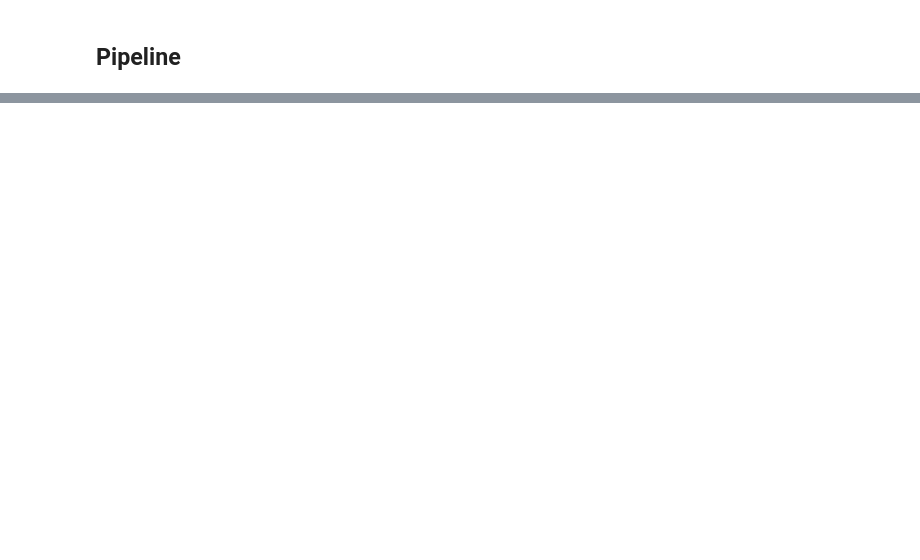
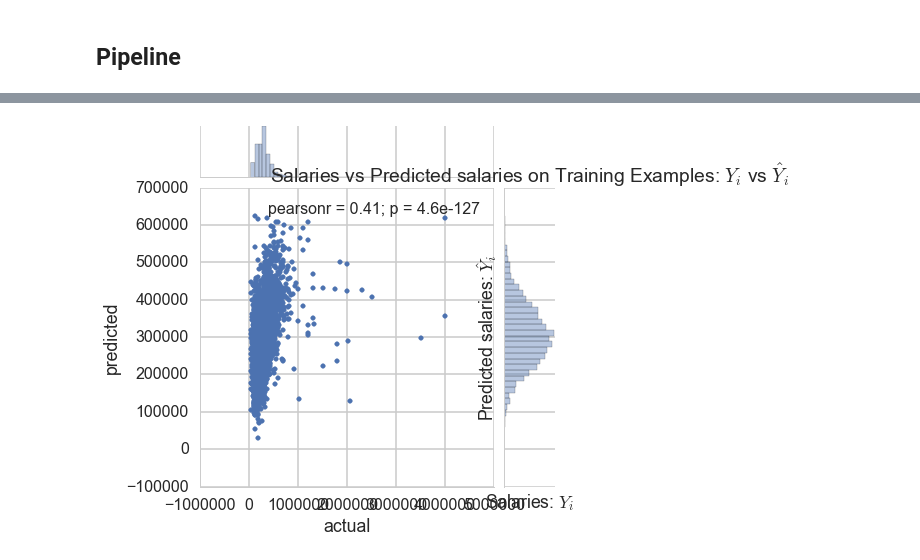
Before and after one commit to numb3r33/CoDS2016, a Jupyter notebook: Modelling.ipynb, the cells around one changed output, grey strips where cells are left out. Saved outputs shown, nothing was run; the diff lists cells and outputs as text; code cells hidden in the pictures; blank space fills up the shorter version.

```diff
--- a/Modelling.ipynb
+++ b/Modelling.ipynb
@@ -142,0 +127,9 @@ plt.ylabel('Residuals');
+# %%
+pred_comparison_train = pd.DataFrame(zip(y_train, pipeline.predict(X_train)), columns=['actual', 'predicted'])
+# %%
+sns.jointplot(x='actual', y='predicted', data=pred_comparison_train)
+plt.xlabel("Salaries: $Y_i$")
+plt.ylabel("Predicted salaries: $\hat{Y}_i$")
+plt.title("Salaries vs Predicted salaries on Training Examples: $Y_i$ vs $\hat{Y}_i$");
+# %% [output]
+[figure, added]
```
Also changed, not shown: parts of 65 cells of this notebook, 1 other file.
